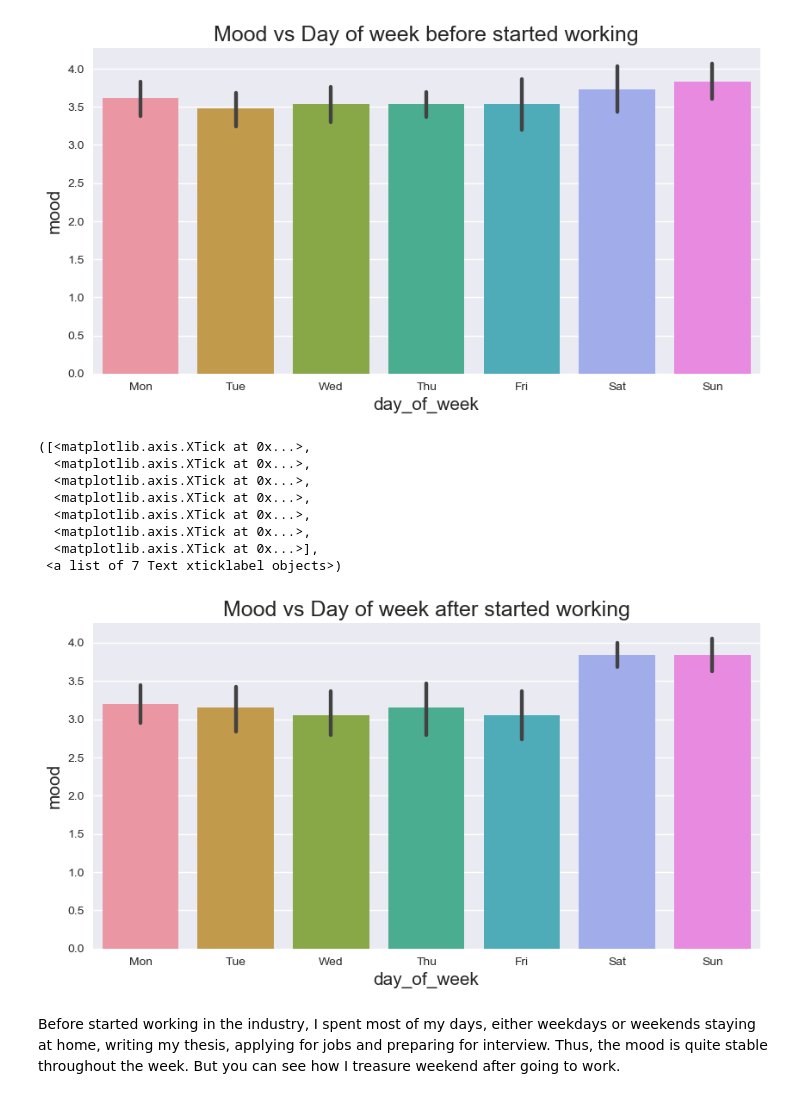
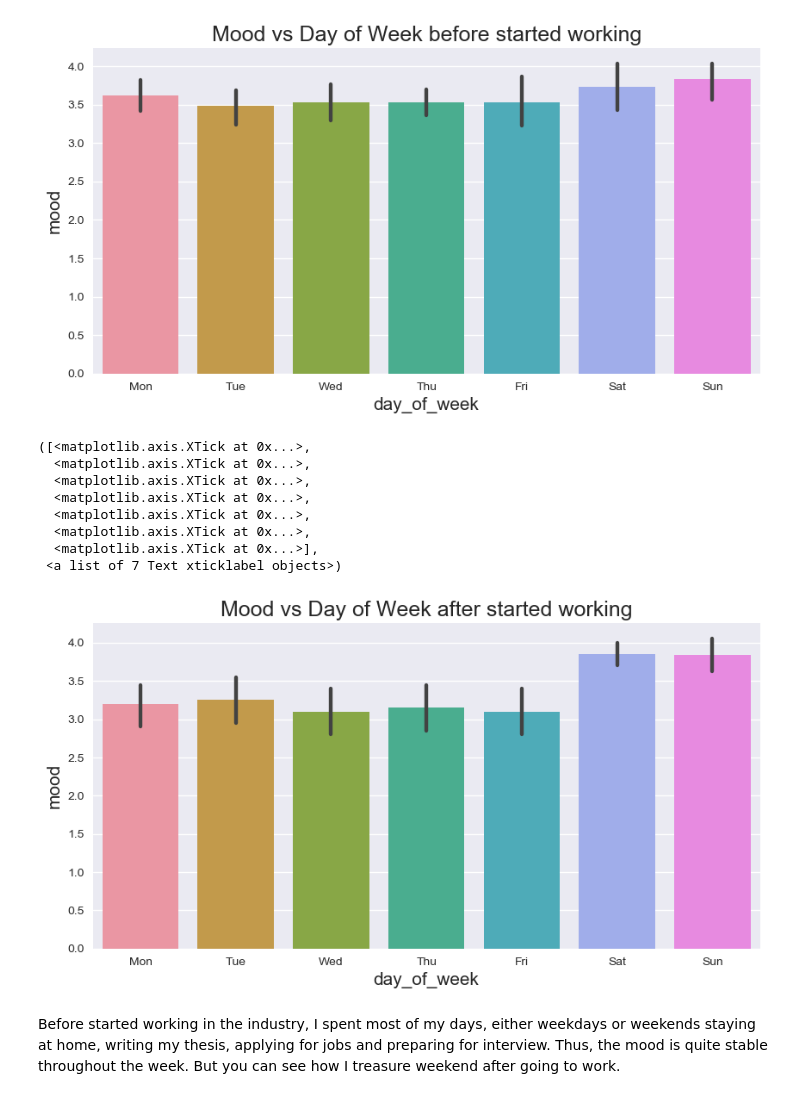
Before and after one commit to dmnguyen92/My-emotion-profile-in-2019, a Jupyter notebook: my_mood_2019.ipynb, the cells around one changed output. Cells and saved outputs as stored; diff of their text form; code cells hidden in the pictures.

```diff
--- a/my_mood_2019.ipynb
+++ b/my_mood_2019.ipynb
@@ -71,7 +71,7 @@ def extract_popular_emo(input_list,max_count=3):
 
     return output
 # %%
-data_path = "data/Pixels backup: 2019-12-24 09:24:23.186.json"
+data_path = "data/Pixels backup: 2019-12-28 18:03:29.160.json"
 df_orig = pd.read_json(data_path)
 df_orig['date'] = pd.to_datetime(df_orig['date'], format='%d%b%Y')
 df_orig.head()
@@ -142,19 +150,19 @@ plt.xticks(x_idx, day_of_week)
 # %%
 # After work
 df_tmp = df_process[df_process['week']>32]
 sns.barplot(x='day_of_week', y='mood',data=df_tmp)
-plt.title('Mood vs Day of week after started working')
+plt.title('Mood vs Day of Week after started working')
 plt.xticks(x_idx, day_of_week)
 # %% [output]
 ([<matplotlib.axis.XTick at 0x...>,
   <matplotlib.axis.XTick at 0x...>,
   <matplotlib.axis.XTick at 0x...>,
   <matplotlib.axis.XTick at 0x...>,
   <matplotlib.axis.XTick at 0x...>,
   <matplotlib.axis.XTick at 0x...>,
   <matplotlib.axis.XTick at 0x...>],
  <a list of 7 Text xticklabel objects>)
-[figure, old version]
+[figure, new version]
 # %% [markdown]
 Before started working in the industry, I spent most of my days, either weekdays or weekends staying at home, writing my thesis, applying for jobs and preparing for interview. Thus, the mood is quite stable throughout the week. But you can see how I treasure weekend after going to work.
 # %%
```
Also changed, not shown: parts of 11 cells of this notebook.
